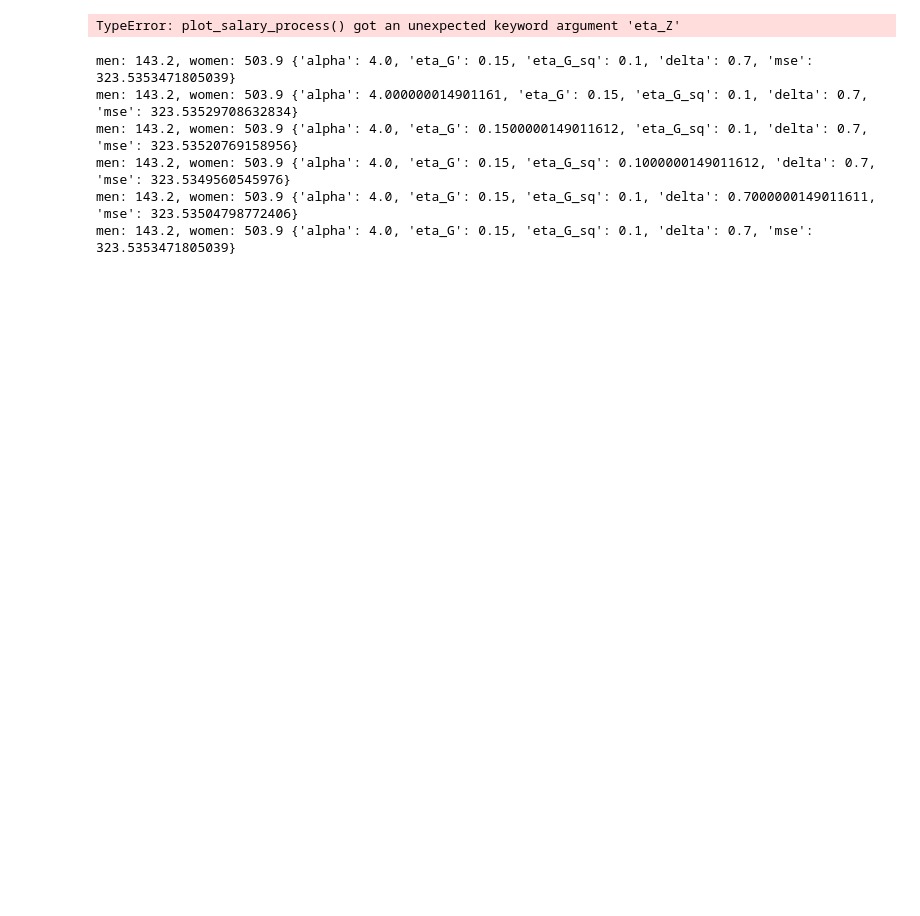
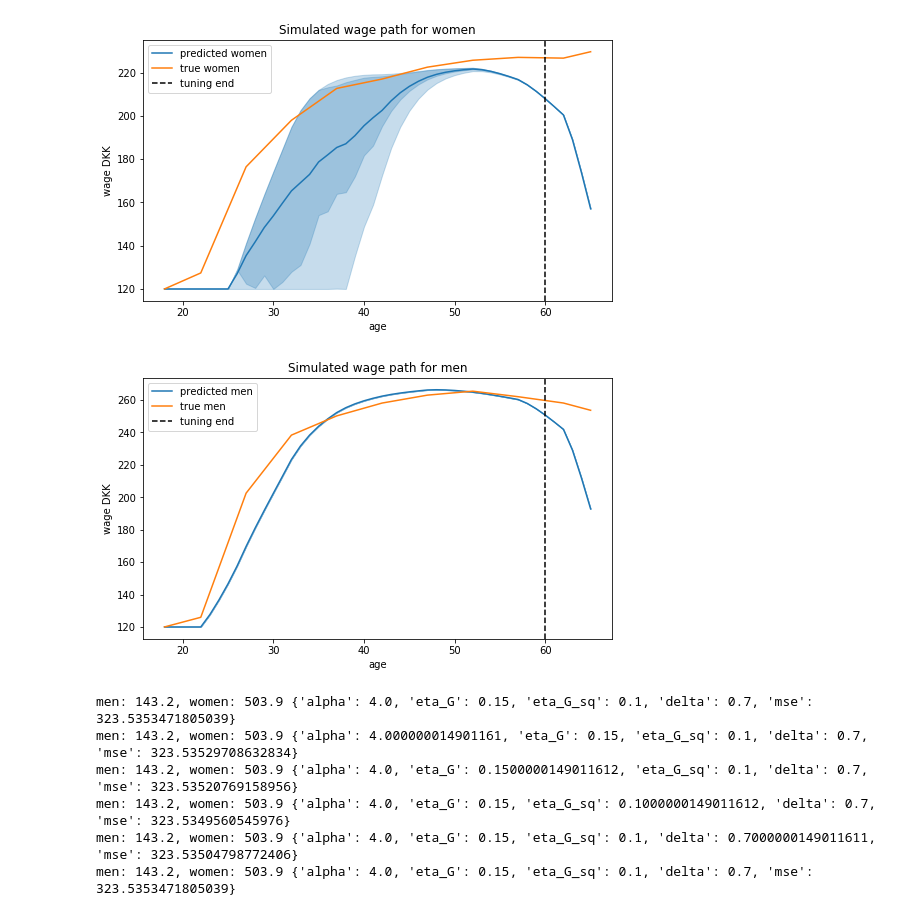
Before and after one commit to JakartaLaw/speciale, a Jupyter notebook: src/Salary Process True Mincer.ipynb, the cells around one changed output. Cells and saved outputs as stored; diff of their text form; code cells hidden in the pictures; blank space fills up the shorter version.

```diff
--- a/src/Salary Process True Mincer.ipynb
+++ b/src/Salary Process True Mincer.ipynb
@@ -160,10 +160,11 @@ def plot_salary_process(delta=0.9, alpha=2.3, sigma_epsilon=0.00001, eta_G=0.8,
     return sp, df, f
 # %%
 
-women_hours_, w_df, f_women = plot_salary_process(alpha=4, eta_Z =0, delta=0.7, eta_G=0.15, eta_G_sq=0.1, sex='women')
-men_hours_, m_df, f_men = plot_salary_process(alpha=4, eta_Z =0, delta=0.7, eta_G=0.15,  eta_G_sq=0.1, sex='men')
+women_hours_, w_df, f_women = plot_salary_process(alpha=4, delta=0.7, eta_G=0.15, eta_G_sq=0.1, sex='women')
+men_hours_, m_df, f_men = plot_salary_process(alpha=4, delta=0.7, eta_G=0.15,  eta_G_sq=0.1, sex='men')
 # %% [output]
-TypeError: plot_salary_process() got an unexpected keyword argument 'eta_Z'
+[figure, added]
+[figure, added]
 # %%
 def calc_mse(y_pred, sex='women'):
 
```
Also changed, not shown: parts of 2 cells of this notebook.
